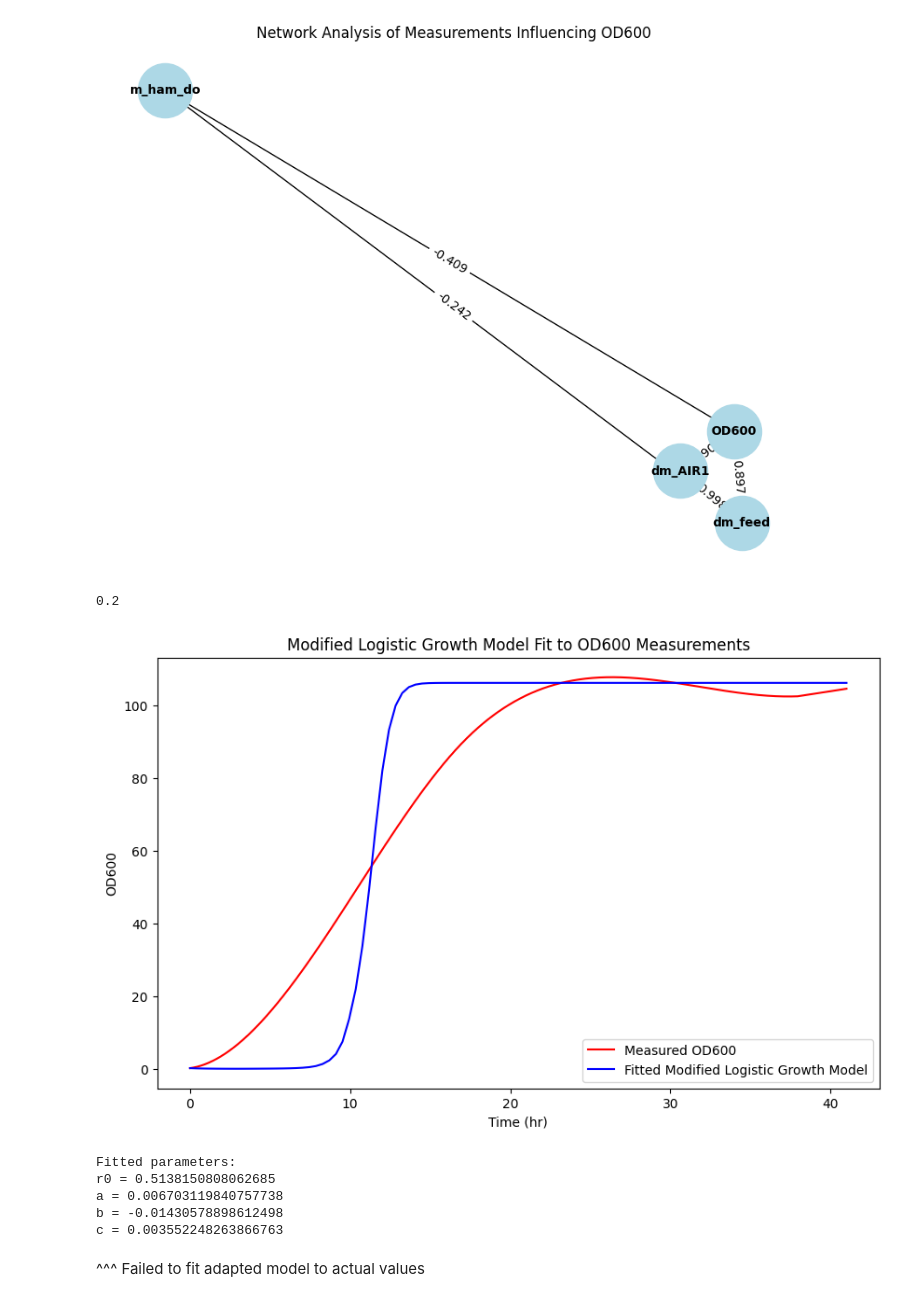
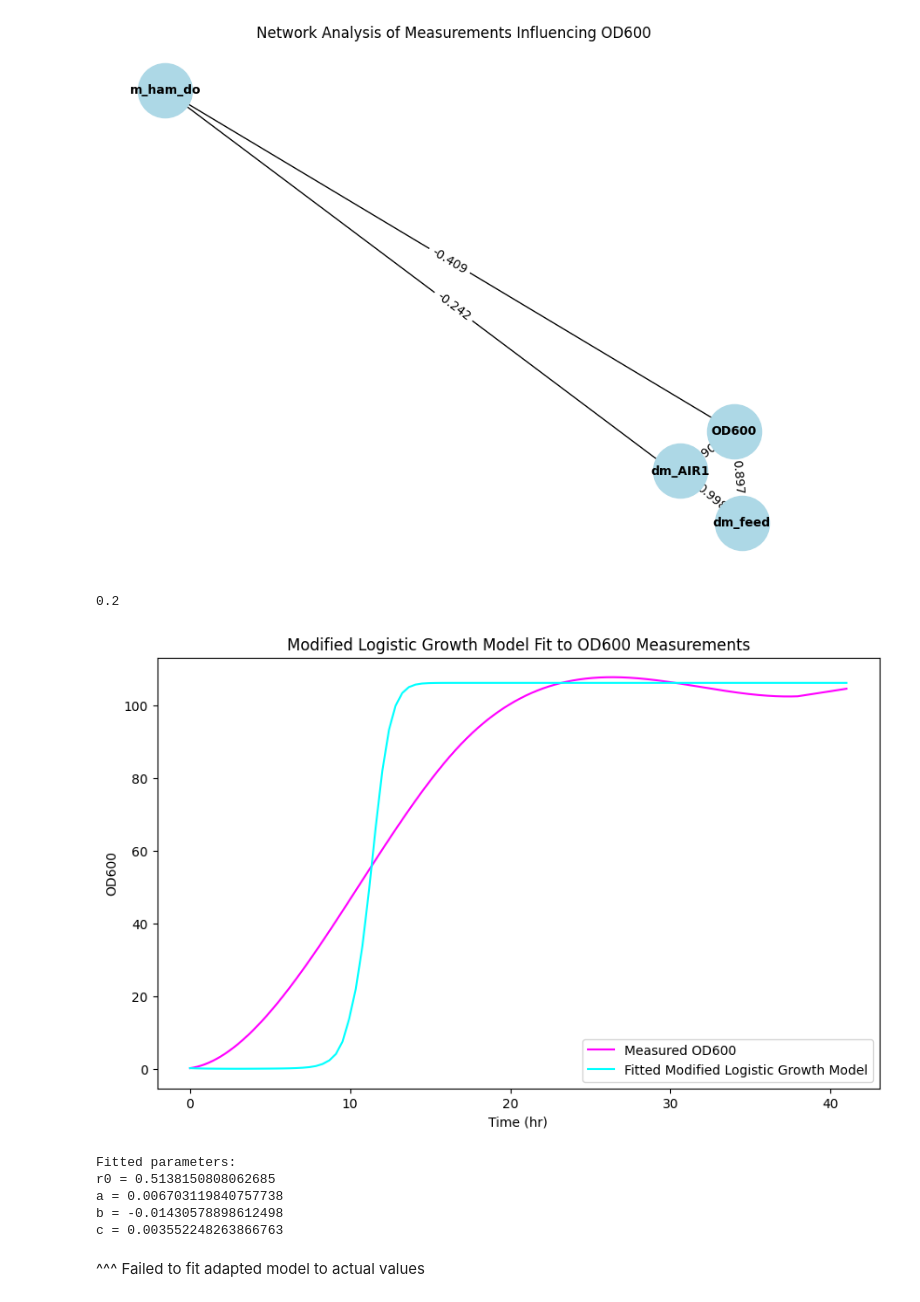
Before and after one commit to GeorgeC0503/GC_010-Element-Coursework, a Jupyter notebook: Systems_Biology_Coursework.ipynb, the cells around one changed output. Saved outputs shown, nothing was run; the diff lists cells and outputs as text; code cells hidden in the pictures.

```diff
--- a/Systems_Biology_Coursework.ipynb
+++ b/Systems_Biology_Coursework.ipynb
@@ -513,36 +513,36 @@ def objective(params):
 
 # Initial guesses for the parameters of the modified model
 initial_guesses_modified = [0.5, 0.01, 0.01, -0.01]
 
 # Minimize the objective function
 result = minimize(objective, initial_guesses_modified, method='L-BFGS-B')
 fitted_params = result.x
 
 # Generate fitted OD600 values using the fitted parameters
 time_fit = np.linspace(0, 41, 100)
 fitted_sol_full = odeint(modified_logistic_growth, OD600_initial, time_fit, args=(K, *fitted_params, dm_feed, dm_AIR1, m_do, timestamps)).ravel()
 
 
 
 # Plotting the results
 plt.figure(figsize=(10, 6))
-plt.plot(time, od600, label='Measured OD600', color='red')
-plt.plot(time_fit, fitted_sol_full, label='Fitted Modified Logistic Growth Model', color='blue')
+plt.plot(time, od600, label='Measured OD600', color='magenta')
+plt.plot(time_fit, fitted_sol_full, label='Fitted Modified Logistic Growth Model', color='cyan')
 plt.xlabel('Time (hr)')
 plt.ylabel('OD600')
 plt.legend()
 plt.title('Modified Logistic Growth Model Fit to OD600 Measurements')
 plt.show()
 
 # Output the fitted parameters
 print("Fitted parameters:")
 print(f"r0 = {fitted_params[0]}")
 print(f"a = {fitted_params[1]}")
 print(f"b = {fitted_params[2]}")
 print(f"c = {fitted_params[3]}")
 # %% [output]
 0.2
-[figure, old version]
+[figure, new version]
 Fitted parameters:
 r0 = 0.5138150808062685
 a = 0.006703119840757738
```
Also changed, not shown: parts of 5 cells of this notebook.
